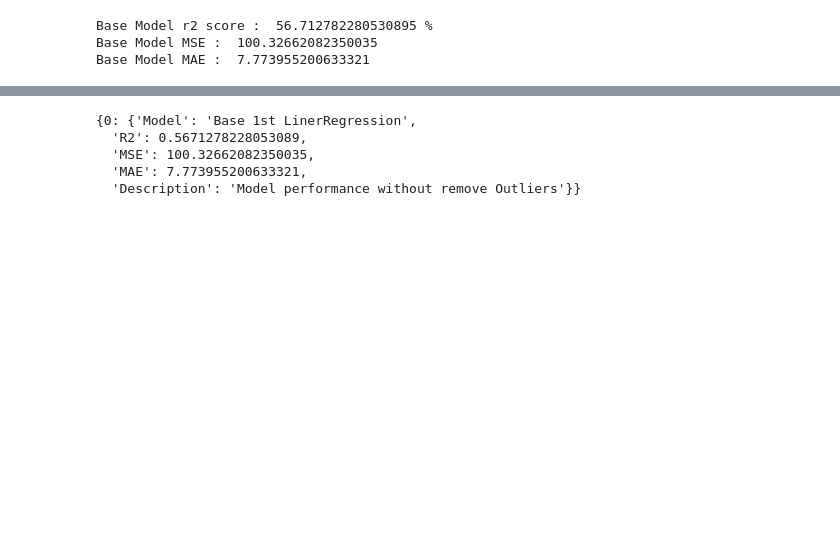
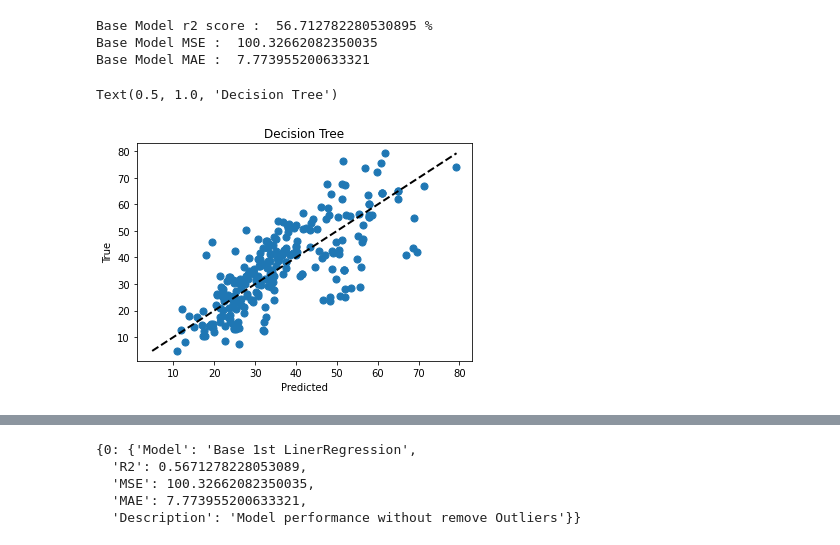
Before and after one commit to Rajat111062/Supervised_Learning_Project, a Jupyter notebook: LinearConcreate.ipynb, the cells around one changed output, grey strips where cells are left out. Saved outputs shown, nothing was run; the diff lists cells and outputs as text; code cells hidden in the pictures; blank space fills up the shorter version.

```diff
--- a/LinearConcreate.ipynb
+++ b/LinearConcreate.ipynb
@@ -98,3 +129,13 @@ print('Base Model MAE : ',mean_absolute_error(y_test,y_pred))
 Base Model r2 score :  56.712782280530895 %
 Base Model MSE :  100.32662082350035
 Base Model MAE :  7.773955200633321
+# %%
+# Auxiliary Line
+plt.scatter(y_pred, y_test, s=50)
+plt.plot([y_test.min(), y_test.max()], [y_test.min(), y_test.max()], 'k--', lw=2)
+plt.ylabel("True")
+plt.xlabel("Predicted")
+plt.title("Decision Tree")
+# %% [output]
+Text(0.5, 1.0, 'Decision Tree')
+[figure, added]
```
Also changed, not shown: parts of 32 cells of this notebook.
